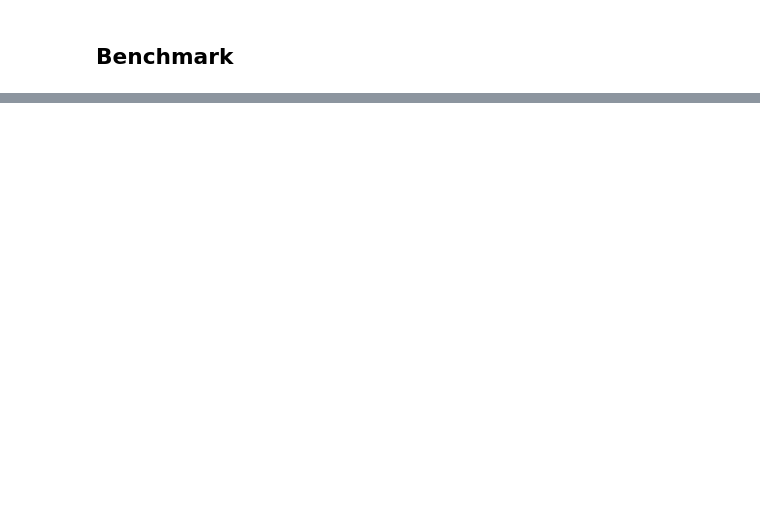
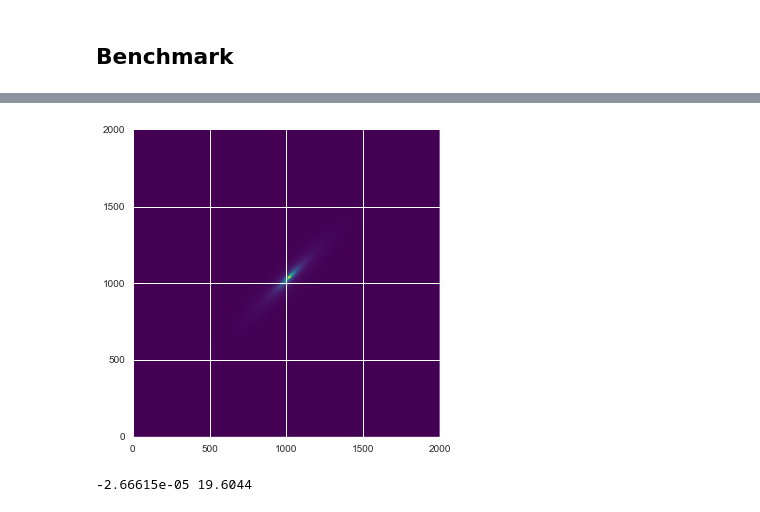
Before and after one commit to dr-guangtou/kungpao, a Jupyter notebook: notes/ellipExample.ipynb, the cells around one changed output, grey strips where cells are left out. Drawn from its saved outputs; the diff is of its cells as text; code cells hidden in the pictures; blank space fills up the shorter version.

```diff
--- a/notes/ellipExample.ipynb
+++ b/notes/ellipExample.ipynb
@@ -212,0 +291,10 @@ ss = rand.random_sample([2000, 2000]) * 0.5
+# %%
+# Large image; high-Sersic index, large half-light radius; small axis ratio;
+# Very challenging cases!
+%time test2 = singleSersic(1020.2, 1040.4, mag2Flux(22.0, 27.0, 1.0), 100.00, 6.00, 0.20, 45.0, 2000, 2000, max_fft=8192, trunc=1000, psf=psf, scale=1.0, exptime=exptime)
+
+plt.imshow(np.arcsinh(test2), origin='lower', cmap=cmap1, interpolation='none')
+plt.show()
+
+print(np.nanmin(test2), np.nanmax(test2))
+# %% [output]
@@ -212,0 +303,2 @@ ss = rand.random_sample([2000, 2000]) * 0.5
+[figure, added]
+-2.66615e-05 19.6044
```
Also changed, not shown: parts of 32 cells of this notebook.
